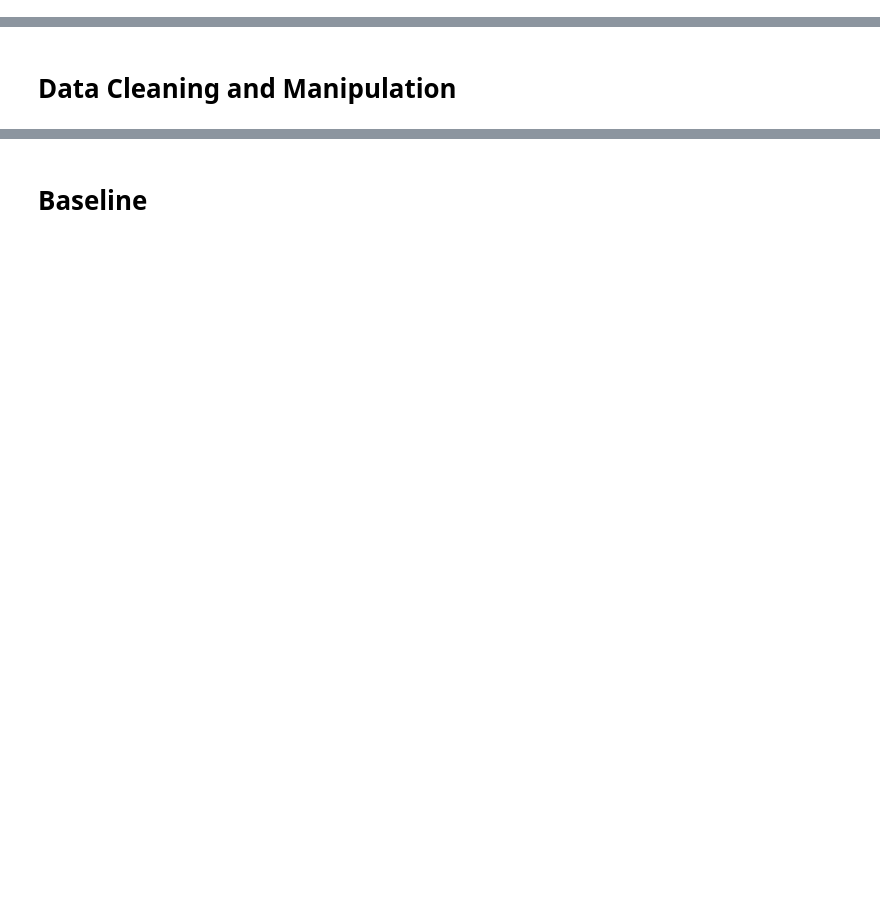
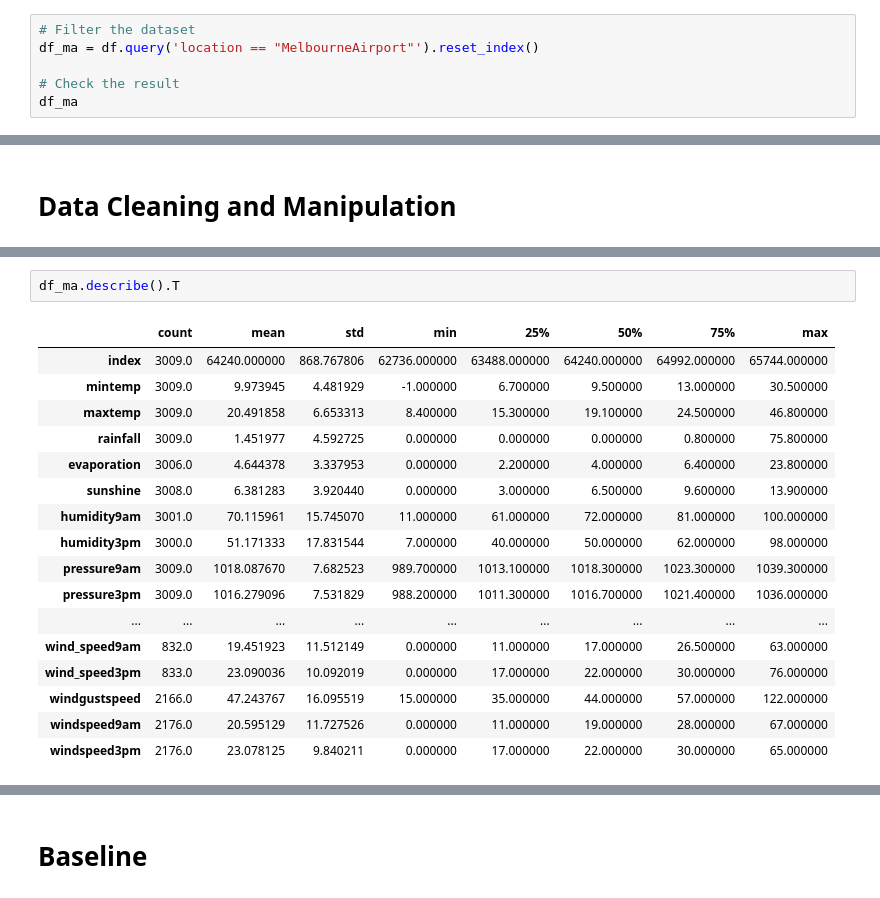
Before and after one commit to gabrielanakasato/rain-prediction, a Jupyter notebook: rain-prediction.ipynb, the cells around one changed output, grey strips where cells are left out. Saved outputs shown, nothing was run; the diff lists cells and outputs as text; blank space fills up the shorter version.

```diff
--- a/rain-prediction.ipynb
+++ b/rain-prediction.ipynb
@@ -54,0 +112,6 @@ wind2
+# %%
+# Filter the dataset
+df_ma = df.query('location == "MelbourneAirport"').reset_index()
+
+# Check the result
+df_ma
@@ -56,0 +290,20 @@ wind2
+# %%
+df_ma.describe().T
+# %% [output]
+|  | count | mean | std | min | 25% | 50% | 75% | max |
+| index | 3009.0 | 64240.000000 | 868.767806 | 62736.000000 | 63488.000000 | 64240.000000 | 64992.000000 | 65744.000000 |
+| mintemp | 3009.0 | 9.973945 | 4.481929 | -1.000000 | 6.700000 | 9.500000 | 13.000000 | 30.500000 |
+| maxtemp | 3009.0 | 20.491858 | 6.653313 | 8.400000 | 15.300000 | 19.100000 | 24.500000 | 46.800000 |
+| rainfall | 3009.0 | 1.451977 | 4.592725 | 0.000000 | 0.000000 | 0.000000 | 0.800000 | 75.800000 |
+| evaporation | 3006.0 | 4.644378 | 3.337953 | 0.000000 | 2.200000 | 4.000000 | 6.400000 | 23.800000 |
+| sunshine | 3008.0 | 6.381283 | 3.920440 | 0.000000 | 3.000000 | 6.500000 | 9.600000 | 13.900000 |
+| humidity9am | 3001.0 | 70.115961 | 15.745070 | 11.000000 | 61.000000 | 72.000000 | 81.000000 | 100.000000 |
+| humidity3pm | 3000.0 | 51.171333 | 17.831544 | 7.000000 | 40.000000 | 50.000000 | 62.000000 | 98.000000 |
+| pressure9am | 3009.0 | 1018.087670 | 7.682523 | 989.700000 | 1013.100000 | 1018.300000 | 1023.300000 | 1039.300000 |
+| pressure3pm | 3009.0 | 1016.279096 | 7.531829 | 988.200000 | 1011.300000 | 1016.700000 | 1021.400000 | 1036.000000 |
+| ... | ... | ... | ... | ... | ... | ... | ... | ... |
+| wind_speed9am | 832.0 | 19.451923 | 11.512149 | 0.000000 | 11.000000 | 17.000000 | 26.500000 | 63.000000 |
+| wind_speed3pm | 833.0 | 23.090036 | 10.092019 | 0.000000 | 17.000000 | 22.000000 | 30.000000 | 76.000000 |
+| windgustspeed | 2166.0 | 47.243767 | 16.095519 | 15.000000 | 35.000000 | 44.000000 | 57.000000 | 122.000000 |
+| windspeed9am | 2176.0 | 20.595129 | 11.727526 | 0.000000 | 11.000000 | 19.000000 | 28.000000 | 67.000000 |
+| windspeed3pm | 2176.0 | 23.078125 | 9.840211 | 0.000000 | 17.000000 | 22.000000 | 30.000000 | 65.000000 |
```
Also changed, not shown: parts of 47 cells of this notebook.
